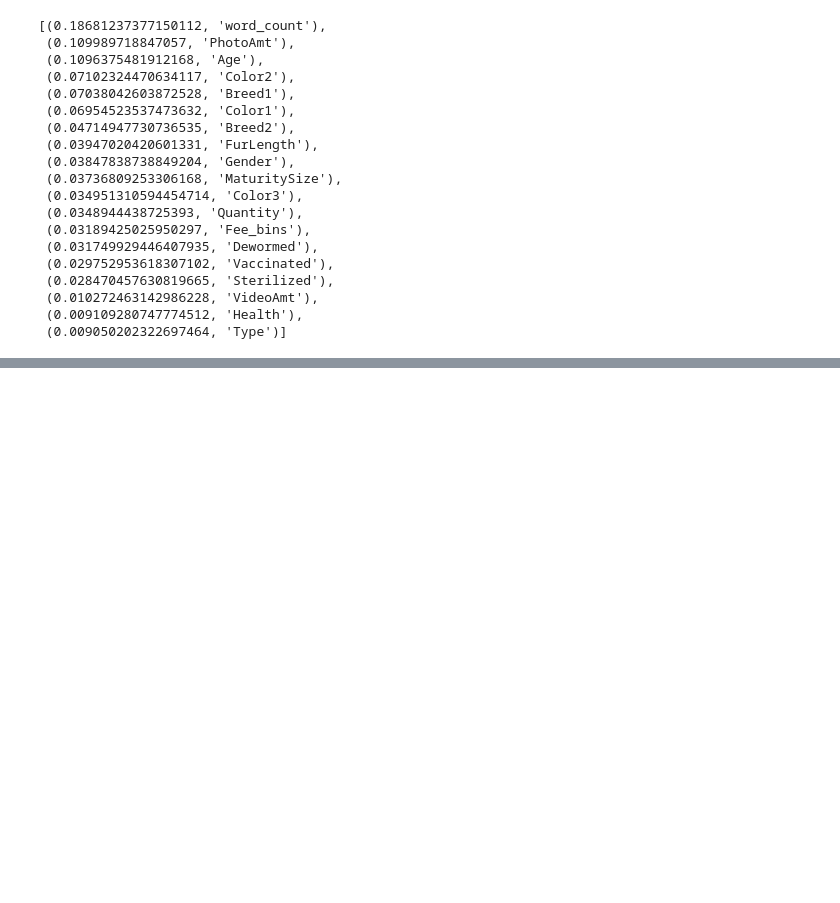
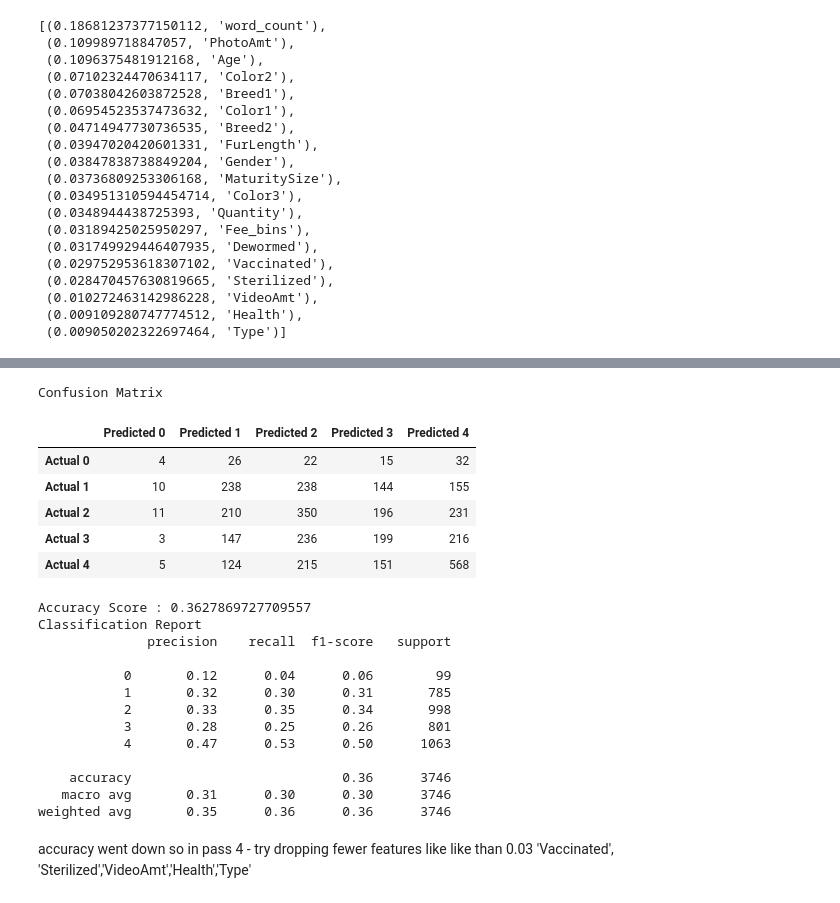
Before and after one commit to trosie3/UofODataViz_Final_Project, a Jupyter notebook: MLmodel.ipynb, the cells around one changed output, grey strips where cells are left out. Saved outputs shown, nothing was run; the diff lists cells and outputs as text; code cells hidden in the pictures; blank space fills up the shorter version.

```diff
--- a/MLmodel.ipynb
+++ b/MLmodel.ipynb
@@ -239,0 +369,30 @@ sorted(zip(rf_model.feature_importances_, X.columns), reverse=True)
+# %%
+# Displaying results
+print("Confusion Matrix")
+display(cm_df3)
+print(f"Accuracy Score : {acc_score3}")
+print("Classification Report")
+print(classification_report(y_test3, predictions3))
+# %% [output]
+Confusion Matrix
+|  | Predicted 0 | Predicted 1 | Predicted 2 | Predicted 3 | Predicted 4 |
+| Actual 0 | 4 | 26 | 22 | 15 | 32 |
+| Actual 1 | 10 | 238 | 238 | 144 | 155 |
+| Actual 2 | 11 | 210 | 350 | 196 | 231 |
+| Actual 3 | 3 | 147 | 236 | 199 | 216 |
+| Actual 4 | 5 | 124 | 215 | 151 | 568 |
+Accuracy Score : 0.3627869727709557
+Classification Report
+              precision    recall  f1-score   support
+
+           0       0.12      0.04      0.06        99
+           1       0.32      0.30      0.31       785
+           2       0.33      0.35      0.34       998
+           3       0.28      0.25      0.26       801
+           4       0.47      0.53      0.50      1063
+
+    accuracy                           0.36      3746
+   macro avg       0.31      0.30      0.30      3746
+weighted avg       0.35      0.36      0.36      3746
+# %% [markdown]
+accuracy went down so in pass 4 - try dropping fewer features like like than 0.03 'Vaccinated', 'Sterilized','VideoAmt','Health','Type'
```
Also changed, not shown: parts of 23 cells of this notebook.
